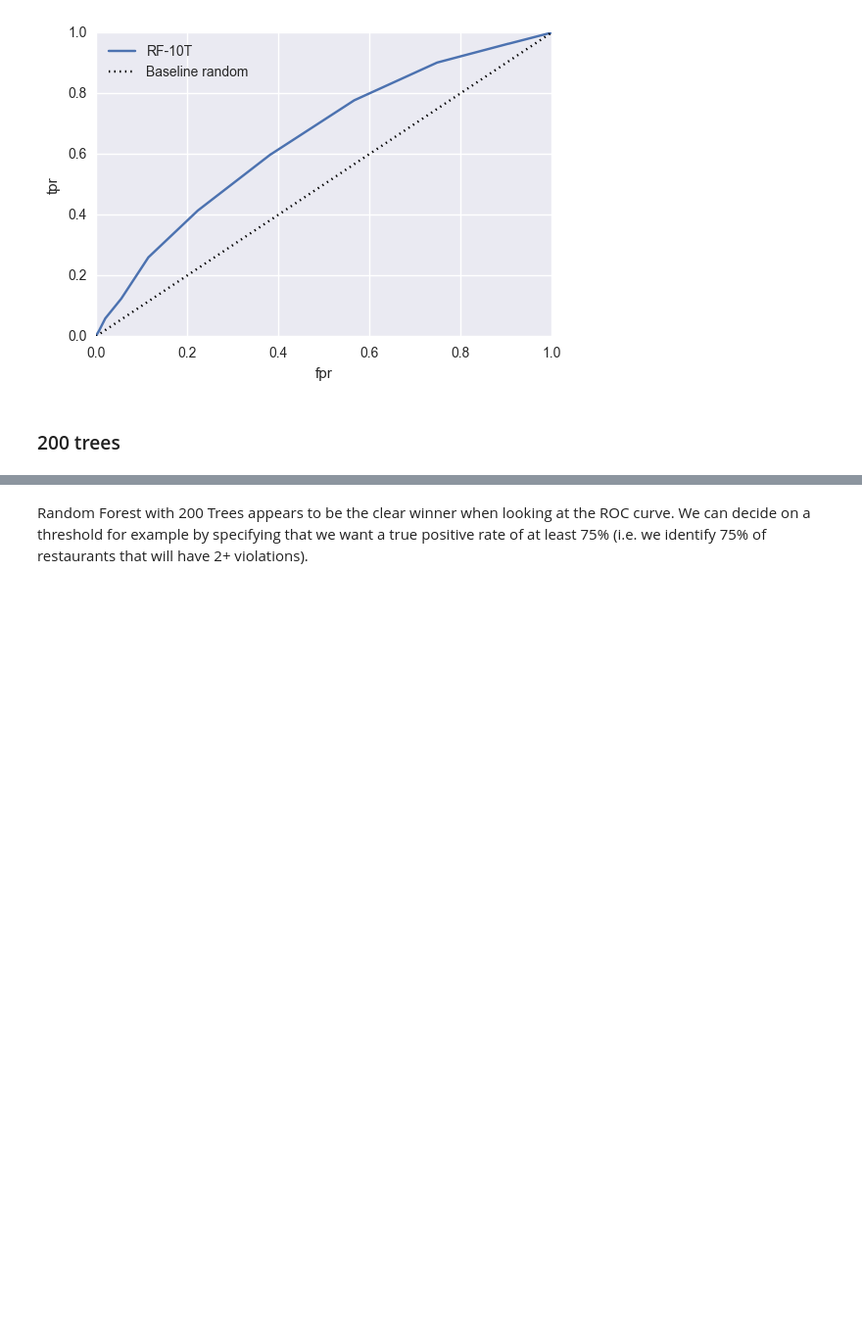
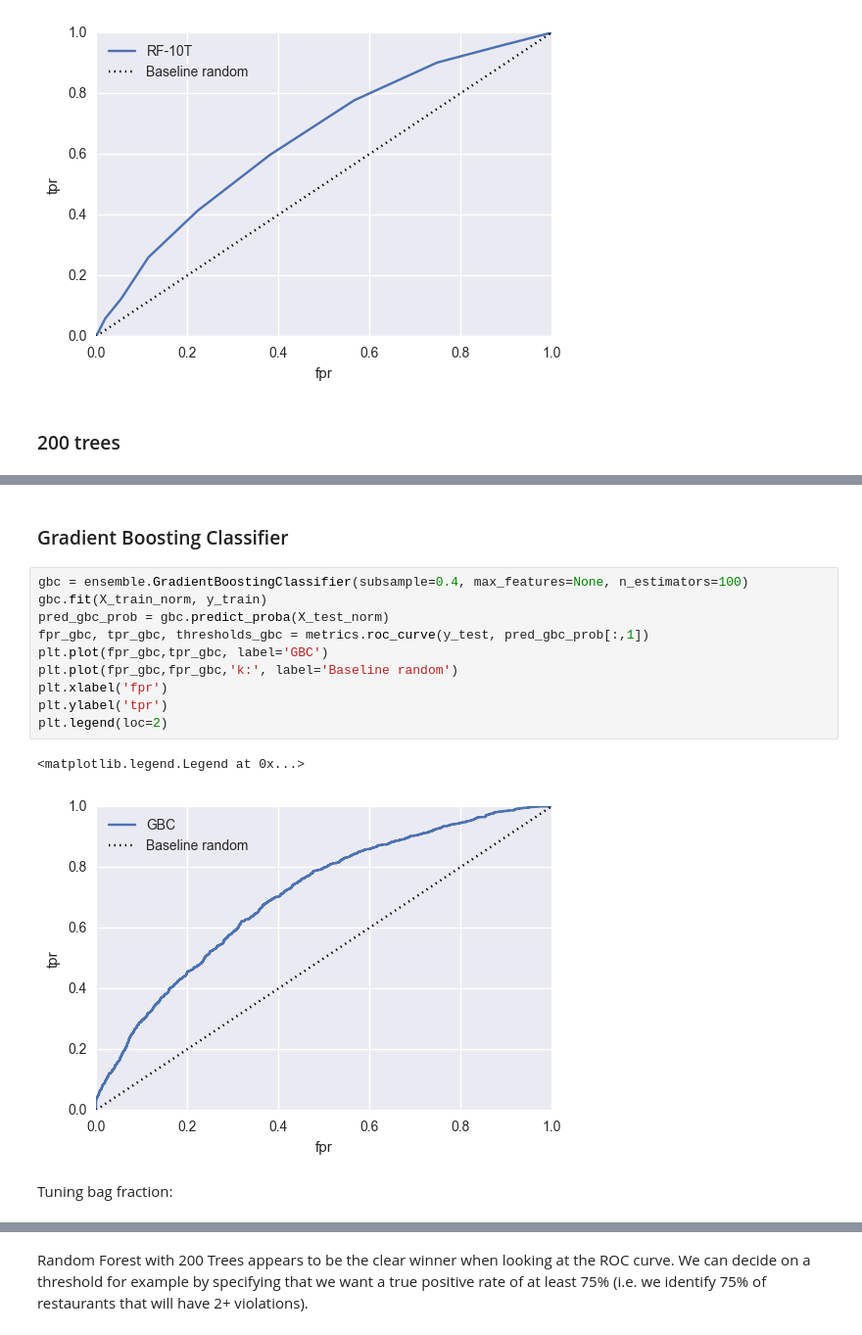
Before and after one commit to jchelmers/urban-data-project, a Jupyter notebook: Consolidate_New_Features_Jon.ipynb, the cells around one changed output, grey strips where cells are left out. Shown at 98% size. Drawn from its saved outputs; the diff is of its cells as text; blank space fills up the shorter version.

```diff
--- a/Consolidate_New_Features_Jon.ipynb
+++ b/Consolidate_New_Features_Jon.ipynb
@@ -372,0 +375,17 @@ AUC: 0.688 (+/- 0.006)
+# %% [markdown]
+### Gradient Boosting Classifier
+# %%
+gbc = ensemble.GradientBoostingClassifier(subsample=0.4, max_features=None, n_estimators=100)
+gbc.fit(X_train_norm, y_train)
+pred_gbc_prob = gbc.predict_proba(X_test_norm)
+fpr_gbc, tpr_gbc, thresholds_gbc = metrics.roc_curve(y_test, pred_gbc_prob[:,1])
+plt.plot(fpr_gbc,tpr_gbc, label='GBC')
+plt.plot(fpr_gbc,fpr_gbc,'k:', label='Baseline random')
+plt.xlabel('fpr')
+plt.ylabel('tpr')
+plt.legend(loc=2)
+# %% [output]
+<matplotlib.legend.Legend at 0x...>
+[figure, added]
+# %% [markdown]
+Tuning bag fraction:
```
Also changed, not shown: parts of 30 cells of this notebook, 1 other file.
